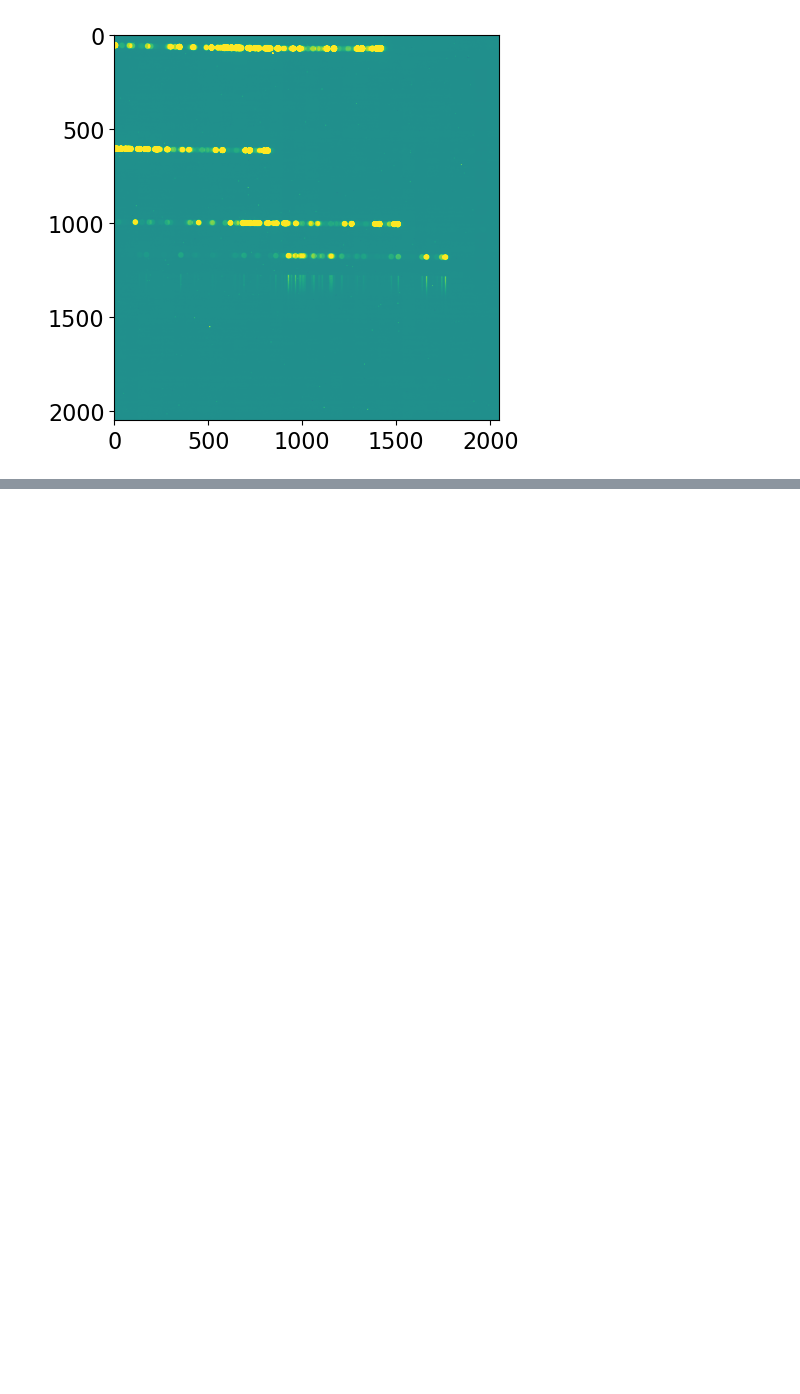
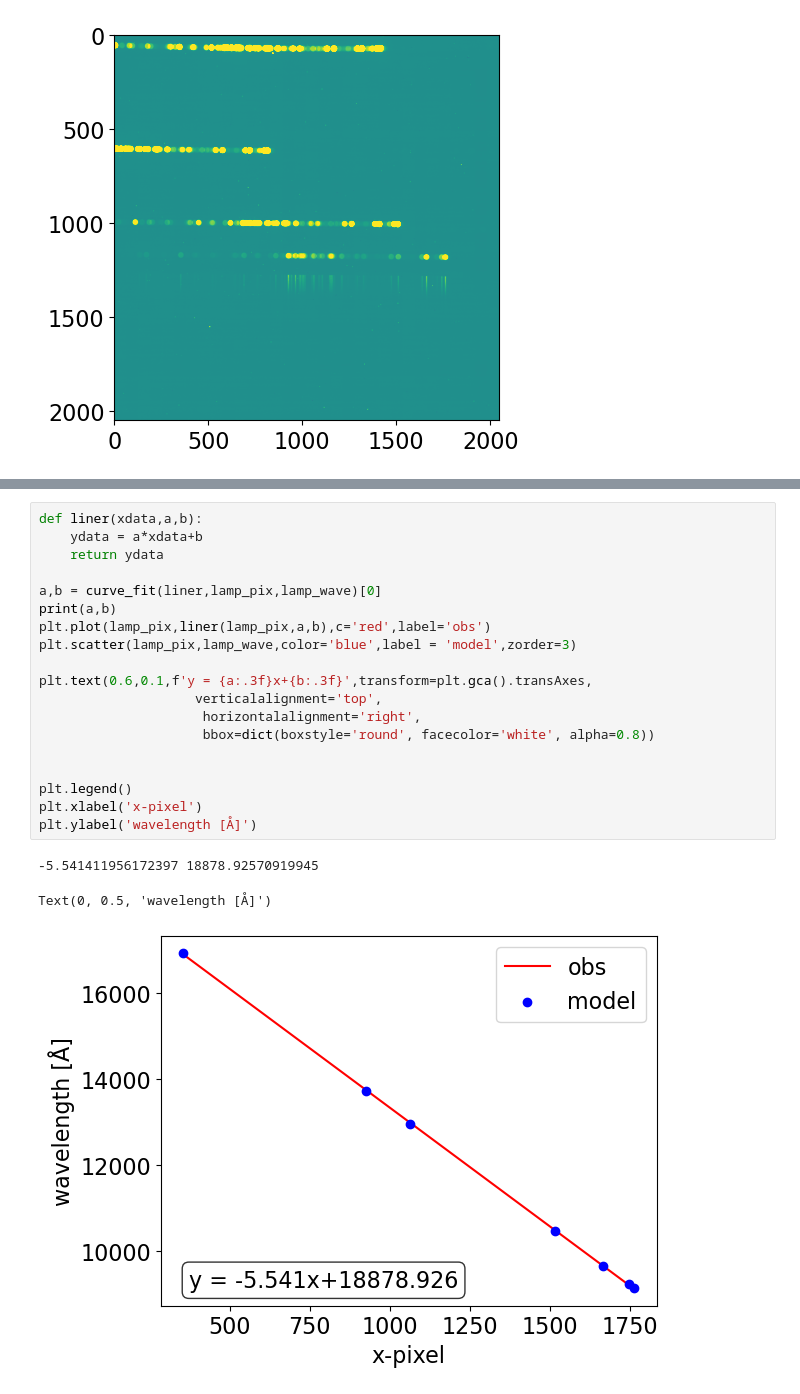
Before and after one commit to AyumiTK9/MOIRCS-reduction-temp-, a Jupyter notebook: fluxcalibration.ipynb, the cells around one changed output, grey strips where cells are left out. Drawn from its saved outputs; the diff is of its cells as text; blank space fills up the shorter version.

```diff
--- a/fluxcalibration.ipynb
+++ b/fluxcalibration.ipynb
@@ -270,0 +318,23 @@ for pix in pix_OH:
+# %%
+def liner(xdata,a,b):
+    ydata = a*xdata+b
+    return ydata
+
+a,b = curve_fit(liner,lamp_pix,lamp_wave)[0]
+print(a,b)
+plt.plot(lamp_pix,liner(lamp_pix,a,b),c='red',label='obs')
+plt.scatter(lamp_pix,lamp_wave,color='blue',label = 'model',zorder=3)
+
+plt.text(0.6,0.1,f'y = {a:.3f}x+{b:.3f}',transform=plt.gca().transAxes,
+                    verticalalignment='top',
+                     horizontalalignment='right',
+                     bbox=dict(boxstyle='round', facecolor='white', alpha=0.8))
+
+
+plt.legend()
+plt.xlabel('x-pixel')
+plt.ylabel('wavelength [Å]')
+# %% [output]
+-5.541411956172397 18878.92570919945
+Text(0, 0.5, 'wavelength [Å]')
+[figure, added]
```
Also changed, not shown: parts of 6 cells of this notebook.
